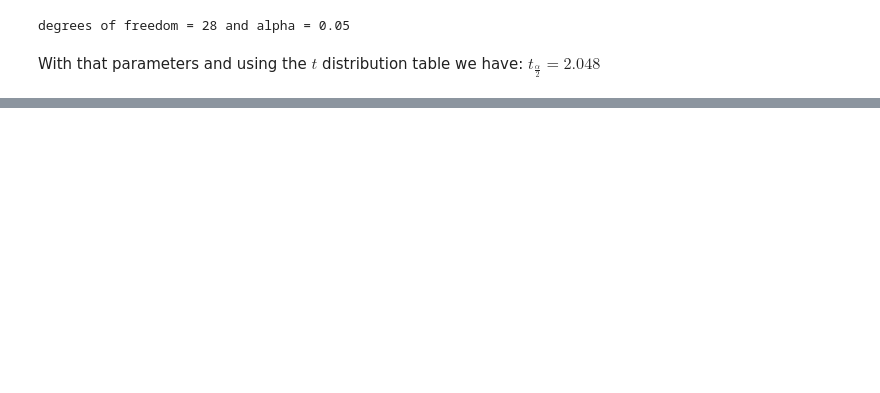
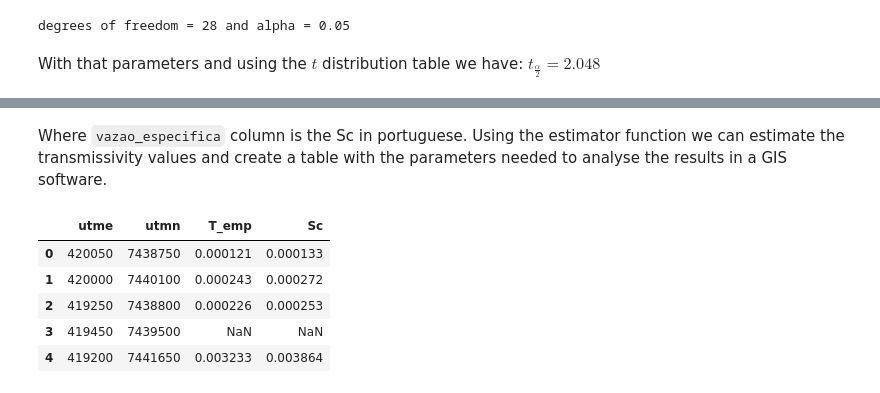
Before and after one commit to philliperalin/cacapava-wellfield-project, a Jupyter notebook: transmissivity/Sc_T.ipynb, the cells around one changed output, grey strips where cells are left out. Drawn from its saved outputs; the diff is of its cells as text; code cells hidden in the pictures; blank space fills up the shorter version.

````diff
--- a/transmissivity/Sc_T.ipynb
+++ b/transmissivity/Sc_T.ipynb
@@ -219,0 +233,13 @@ $ T = 0.7315S_c^{0.9758} $
+# %% [markdown]
+Where ```vazao_especifica``` column is the Sc in portuguese. Using the estimator function we can estimate the transmissivity values and create a table with the parameters needed to analyse the results in a GIS software.
+# %%
+siagas = estimator(siagas, 'vazao_especifica')
+T_data = siagas[["utme", "utmn", "T_emp", "Sc"]]
+T_data.head()
+# %% [output]
+|  | utme | utmn | T_emp | Sc |
+| 0 | 420050 | 7438750 | 0.000121 | 0.000133 |
+| 1 | 420000 | 7440100 | 0.000243 | 0.000272 |
+| 2 | 419250 | 7438800 | 0.000226 | 0.000253 |
+| 3 | 419450 | 7439500 | NaN | NaN |
+| 4 | 419200 | 7441650 | 0.003233 | 0.003864 |
````
Also changed, not shown: parts of 14 cells of this notebook, 2 other files.
